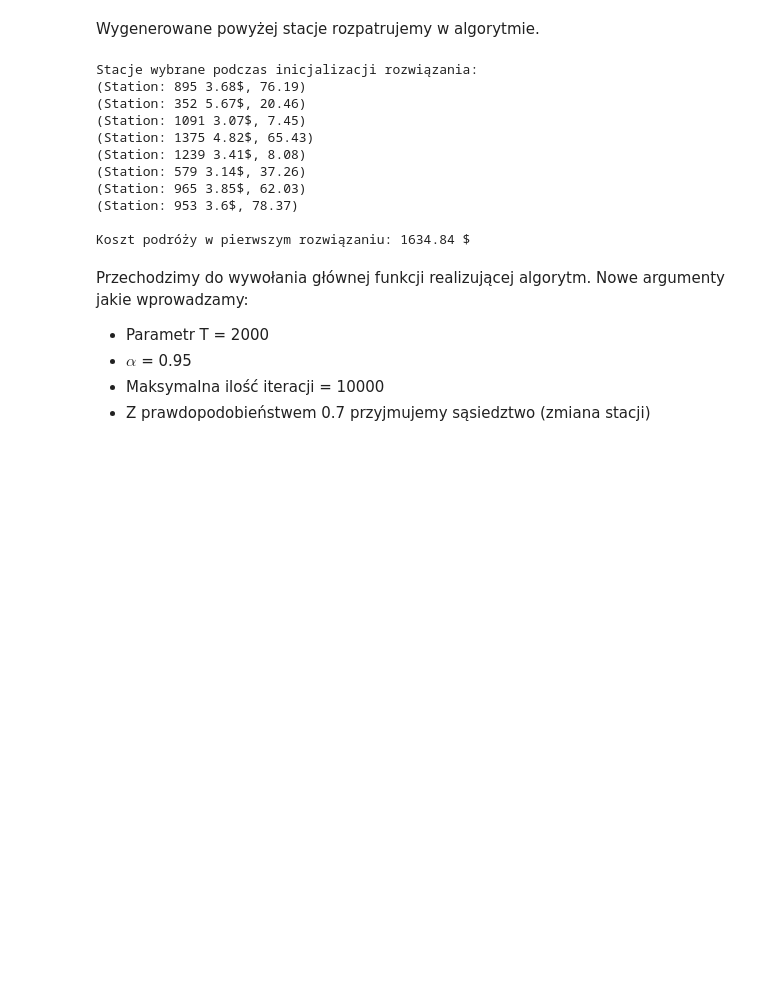
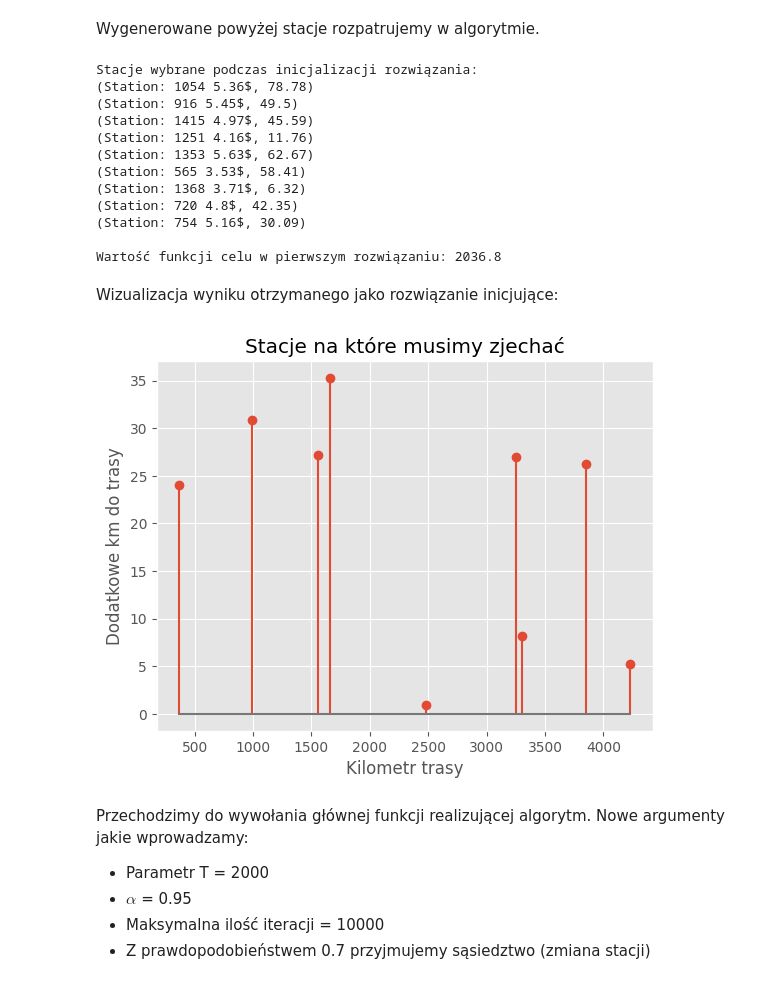
Before and after one commit to 13Dominik/Simulated-annealing, a Jupyter notebook: project_raport.ipynb, the cells around one changed output. Drawn from its saved outputs; the diff is of its cells as text; code cells hidden in the pictures; blank space fills up the shorter version.

```diff
--- a/project_raport.ipynb
+++ b/project_raport.ipynb
@@ -69,20 +71,27 @@ init_s = init_solution(car, END_POINT, MAX_EXTRA_ROUTE, stations)
 print("Stacje wybrane podczas inicjalizacji rozwiązania:")
 for station in init_s.get_solution():
     print(station)
-print("\nKoszt podróży w pierwszym rozwiązaniu:"
-      ,round(init_s.solution_value(), 2), "$")
+print("\nWartość funkcji celu w pierwszym rozwiązaniu:"
+      ,round(init_s.solution_value(), 2), )
 # %% [output]
 Stacje wybrane podczas inicjalizacji rozwiązania:
-(Station: 895 3.68$, 76.19)
-(Station: 352 5.67$, 20.46)
-(Station: 1091 3.07$, 7.45)
-(Station: 1375 4.82$, 65.43)
-(Station: 1239 3.41$, 8.08)
-(Station: 579 3.14$, 37.26)
-(Station: 965 3.85$, 62.03)
-(Station: 953 3.6$, 78.37)
+(Station: 1054 5.36$, 78.78)
+(Station: 916 5.45$, 49.5)
+(Station: 1415 4.97$, 45.59)
+(Station: 1251 4.16$, 11.76)
+(Station: 1353 5.63$, 62.67)
+(Station: 565 3.53$, 58.41)
+(Station: 1368 3.71$, 6.32)
+(Station: 720 4.8$, 42.35)
+(Station: 754 5.16$, 30.09)
 
-Koszt podróży w pierwszym rozwiązaniu: 1634.84 $
+Wartość funkcji celu w pierwszym rozwiązaniu: 2036.8
+# %% [markdown]
+Wizualizacja wyniku otrzymanego jako rozwiązanie inicjujące:
+# %%
+plot_solution(init_s)
+# %% [output]
+[figure, added]
 # %% [markdown]
 Przechodzimy do wywołania głównej funkcji realizującej algorytm.
 Nowe argumenty jakie wprowadzamy:
```
Also changed, not shown: parts of 28 cells of this notebook, 5 other files.
